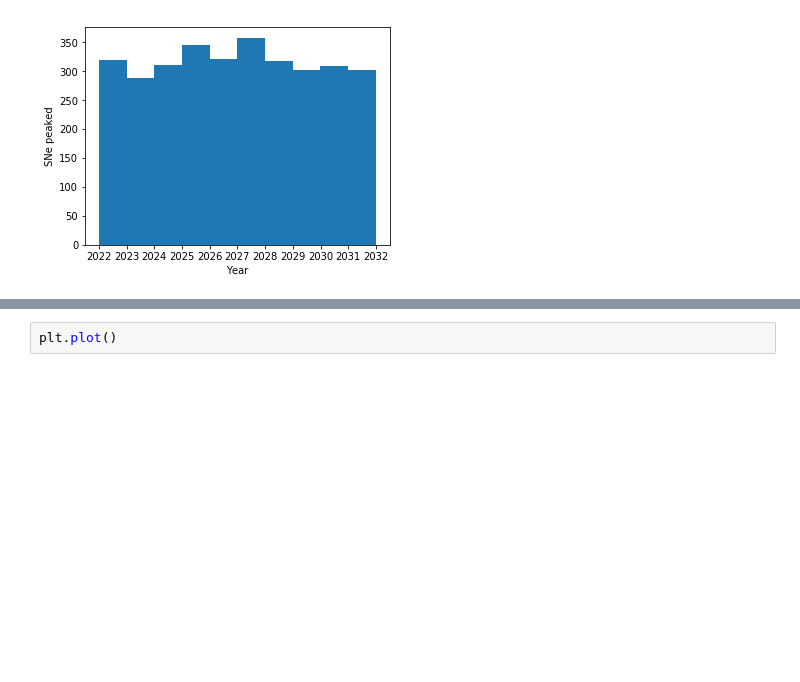
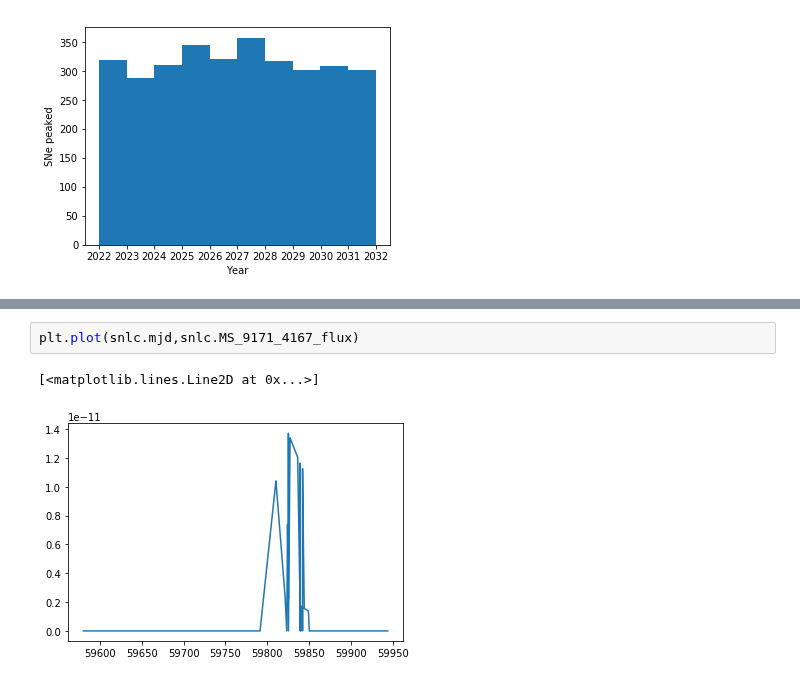
Before and after one commit to LSSTDESC/DC2-analysis, a Jupyter notebook: tutorials/check_truth_SNe_DC2.ipynb, the cells around one changed output, grey strips where cells are left out. Drawn from its saved outputs; the diff is of its cells as text; blank space fills up the shorter version.

Commit message:
pulled catalog for LC plots

```diff
--- a/tutorials/check_truth_SNe_DC2.ipynb
+++ b/tutorials/check_truth_SNe_DC2.ipynb
@@ -152,2 +173,5 @@ Text(0, 0.5, 'SNe peaked')
 # %%
-plt.plot()
+plt.plot(snlc.mjd,snlc.MS_9171_4167_flux)
+# %% [output]
+[<matplotlib.lines.Line2D at 0x...>]
+[figure, added]
```
Also changed, not shown: parts of 1 cell of this notebook.
